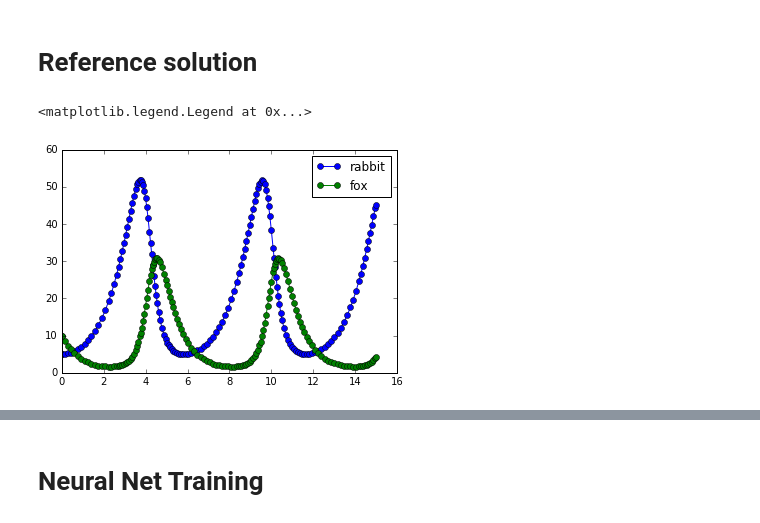
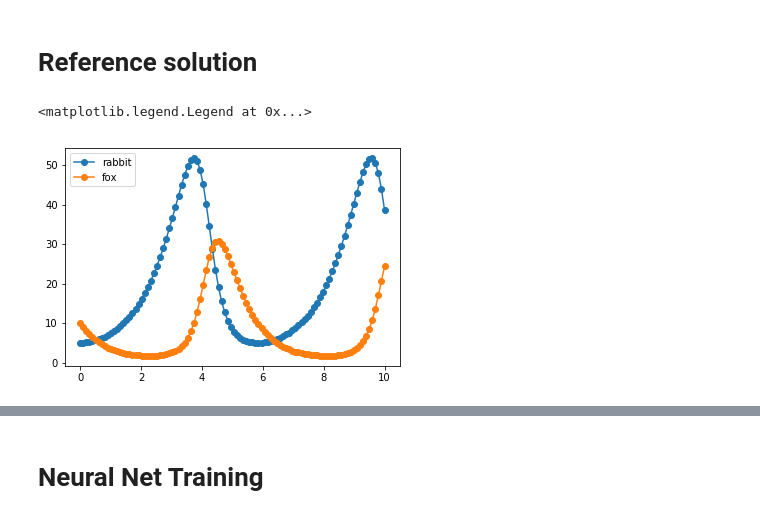
Before and after one commit to JiaweiZhuang/AM205_final, a Jupyter notebook: prototype/LV_Algo.ipynb, the cells around one changed output, grey strips where cells are left out. Drawn from its saved outputs; the diff is of its cells as text; code cells hidden in the pictures.

Commit message:
Fix LV example. Need more training points

```diff
--- a/prototype/LV_Algo.ipynb
+++ b/prototype/LV_Algo.ipynb
@@ -10,29 +10,29 @@ from neuralsolver import NNSolver
 # %%
 # define ODE problem
 # Lotka–Volterra equations
-
-a = 1.
-b = 0.1
-c = 1.5
-d = 0.75
 
 def f(t, y):
     # du/dt = au -buv
     # dv/dt = -cv + dbu*v
     # http://scipy-cookbook.readthedocs.io/items/LoktaVolterraTutorial.html
+    a = 1.
+    b = 0.1
+    c = 1.5
+    d = 0.75
     return [a*y[0] - b*y[0]*y[1], -c*y[1]+d*b*y[0]*y[1]]
 
-t = np.linspace(0, 15, 20).reshape(-1, 1) #training points
+t = np.linspace(0, 10, 100).reshape(-1, 1) #training points
 
 y0_list = [5, 10] # number of prey and predactor respectively
 # %% [markdown]
 # Reference solution
 # %%
 # reference solution using scipy package
-sol = solve_ivp(f, [t.min(), t.max()], y0_list, method='Radau', rtol=1e-5)
+sol = solve_ivp(f, [t.min(), t.max()], y0_list,
+                t_eval=t.ravel(), method='Radau', rtol=1e-5)
 plt.plot(sol.t, sol.y[0], marker='o', label='rabbit')
 plt.plot(sol.t, sol.y[1], marker='o', label='fox')
 plt.legend()
 # %% [output]
 <matplotlib.legend.Legend at 0x...>
-[figure, old version]
+[figure, new version]
```
Also changed, not shown: parts of 5 cells of this notebook.
